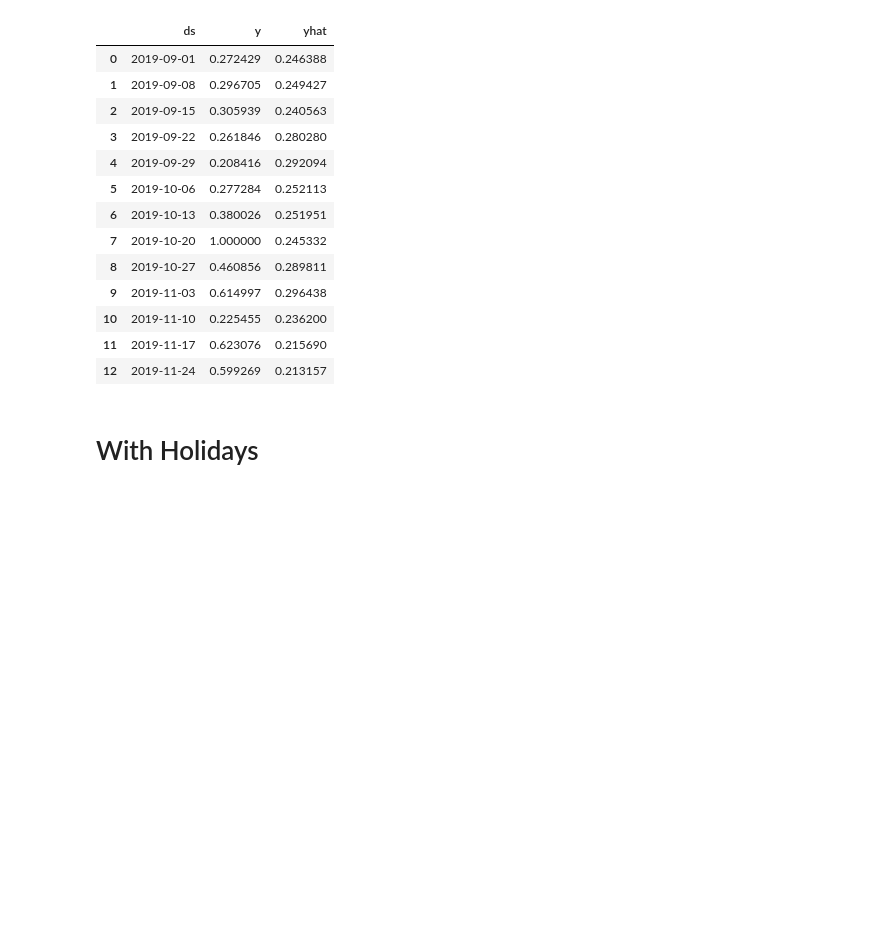
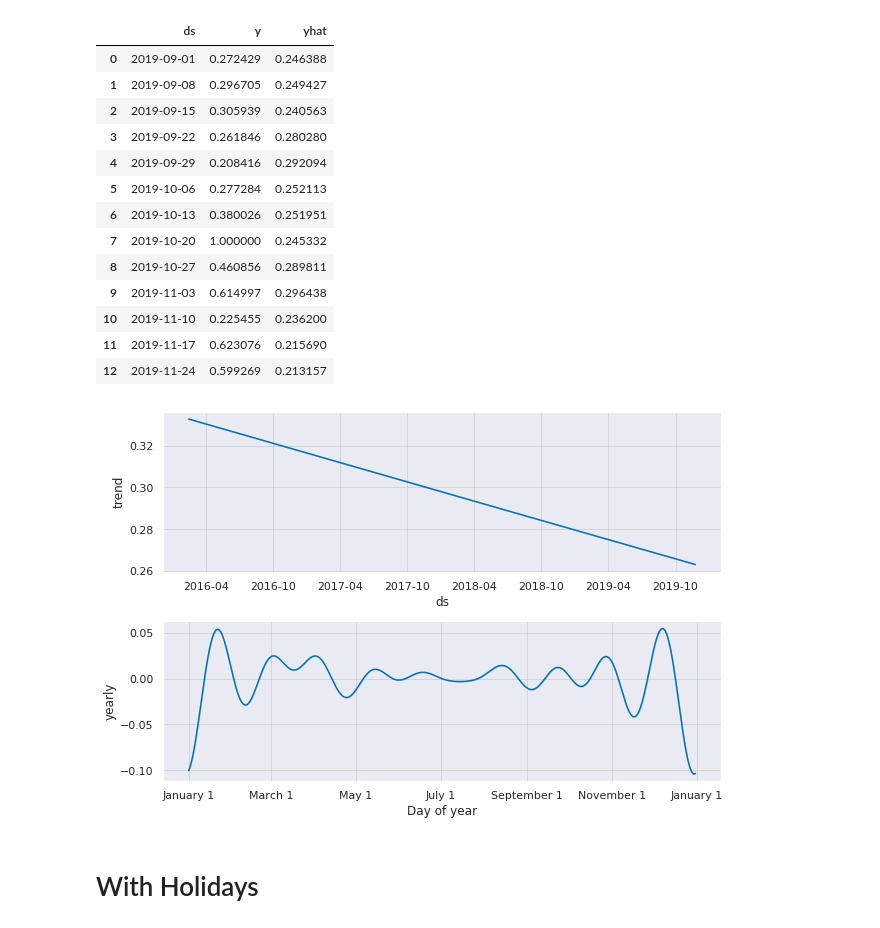
Before and after one commit to BlueOrangeDigital/TimeSeries, a Jupyter notebook: Prophet/By_Week.ipynb, the cells around one changed output. Saved outputs shown, nothing was run; the diff lists cells and outputs as text; code cells hidden in the pictures; blank space fills up the shorter version.

```diff
--- a/Prophet/By_Week.ipynb
+++ b/Prophet/By_Week.ipynb
@@ -209,6 +209,10 @@ compare_dates('2019-09-01', '2019-11-24', forecast1, test)
 | 10 | 2019-11-10 | 0.225455 | 0.236200 |
 | 11 | 2019-11-17 | 0.623076 | 0.215690 |
 | 12 | 2019-11-24 | 0.599269 | 0.213157 |
+# %%
+fig_decompose = m.plot_components(forecast1)
+# %% [output]
+[figure, added]
 # %% [markdown]
 # With Holidays
 # %%
```
Also changed, not shown: parts of 4 cells of this notebook.
